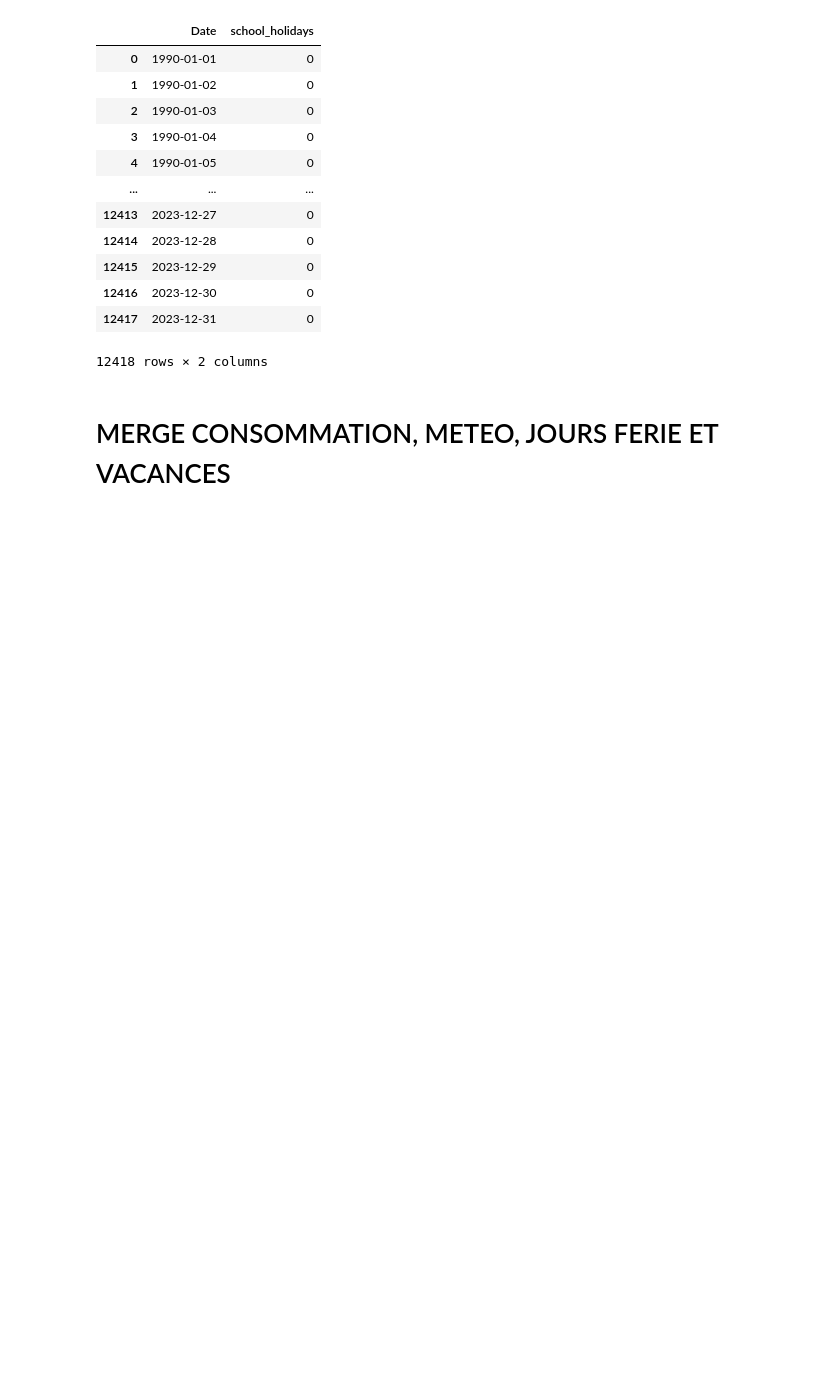
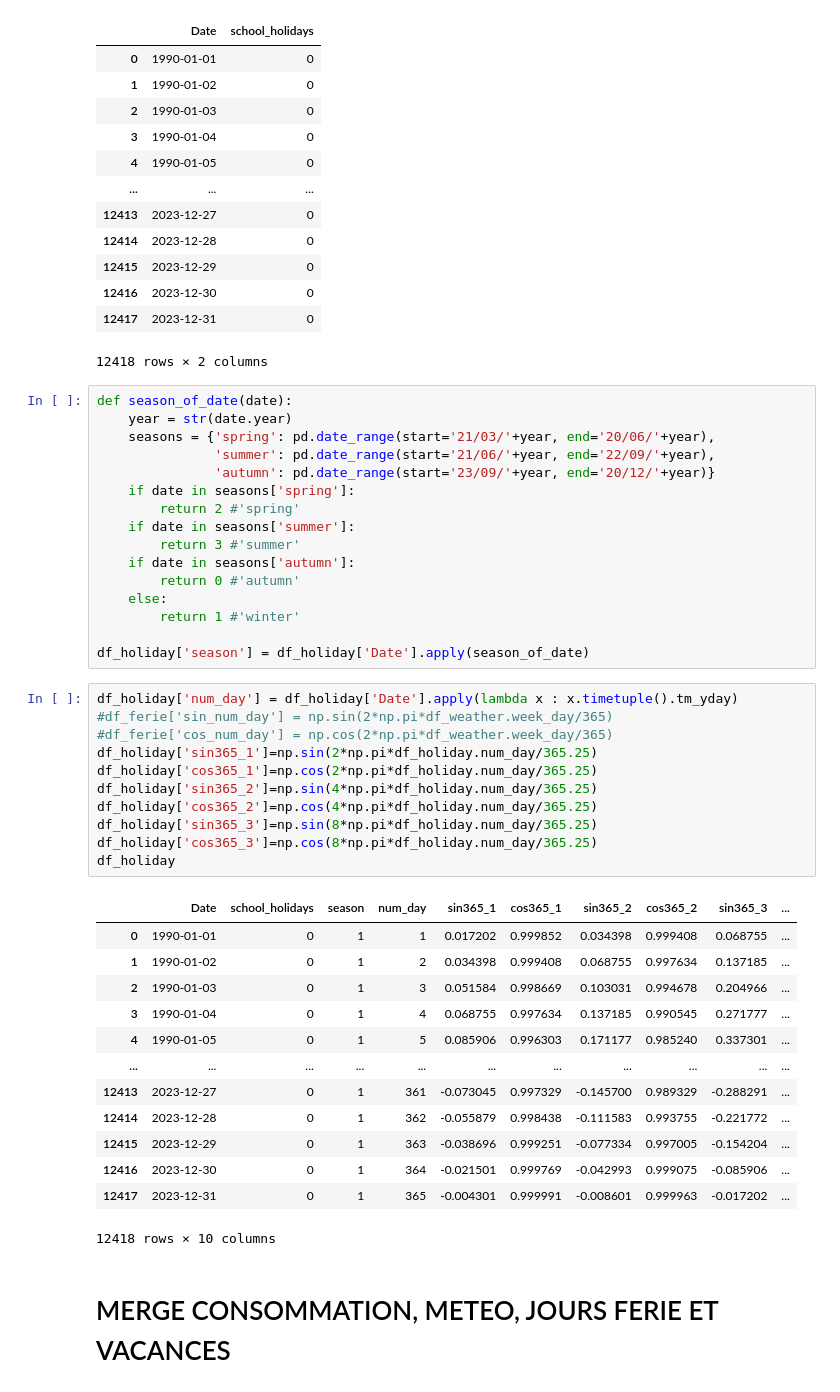
Before and after one commit to thomasbordier/forecast_energy_consumption, a Jupyter notebook: notebooks/data_preparation.ipynb, the cells around one changed output. Cells and saved outputs as stored; diff of their text form; blank space fills up the shorter version.

```diff
--- a/notebooks/data_preparation.ipynb
+++ b/notebooks/data_preparation.ipynb
@@ -193,6 +173,47 @@ df_holiday
 | 12416 | 2023-12-30 | 0 |
 | 12417 | 2023-12-31 | 0 |
 12418 rows × 2 columns
+# %%
+def season_of_date(date):
+    year = str(date.year)
+    seasons = {'spring': pd.date_range(start='21/03/'+year, end='20/06/'+year),
+               'summer': pd.date_range(start='21/06/'+year, end='22/09/'+year),
+               'autumn': pd.date_range(start='23/09/'+year, end='20/12/'+year)}
+    if date in seasons['spring']:
+        return 2 #'spring'
+    if date in seasons['summer']:
+        return 3 #'summer'
+    if date in seasons['autumn']:
+        return 0 #'autumn'
+    else:
+        return 1 #'winter'
+
+df_holiday['season'] = df_holiday['Date'].apply(season_of_date)
+# %%
+df_holiday['num_day'] = df_holiday['Date'].apply(lambda x : x.timetuple().tm_yday)
+#df_ferie['sin_num_day'] = np.sin(2*np.pi*df_weather.week_day/365)
+#df_ferie['cos_num_day'] = np.cos(2*np.pi*df_weather.week_day/365)
+df_holiday['sin365_1']=np.sin(2*np.pi*df_holiday.num_day/365.25)
+df_holiday['cos365_1']=np.cos(2*np.pi*df_holiday.num_day/365.25)
+df_holiday['sin365_2']=np.sin(4*np.pi*df_holiday.num_day/365.25)
+df_holiday['cos365_2']=np.cos(4*np.pi*df_holiday.num_day/365.25)
+df_holiday['sin365_3']=np.sin(8*np.pi*df_holiday.num_day/365.25)
+df_holiday['cos365_3']=np.cos(8*np.pi*df_holiday.num_day/365.25)
+df_holiday
+# %% [output]
+|  | Date | school_holidays | season | num_day | sin365_1 | cos365_1 | sin365_2 | cos365_2 | sin365_3 | ... |
+| 0 | 1990-01-01 | 0 | 1 | 1 | 0.017202 | 0.999852 | 0.034398 | 0.999408 | 0.068755 | ... |
+| 1 | 1990-01-02 | 0 | 1 | 2 | 0.034398 | 0.999408 | 0.068755 | 0.997634 | 0.137185 | ... |
+| 2 | 1990-01-03 | 0 | 1 | 3 | 0.051584 | 0.998669 | 0.103031 | 0.994678 | 0.204966 | ... |
+| 3 | 1990-01-04 | 0 | 1 | 4 | 0.068755 | 0.997634 | 0.137185 | 0.990545 | 0.271777 | ... |
+| 4 | 1990-01-05 | 0 | 1 | 5 | 0.085906 | 0.996303 | 0.171177 | 0.985240 | 0.337301 | ... |
+| ... | ... | ... | ... | ... | ... | ... | ... | ... | ... | ... |
+| 12413 | 2023-12-27 | 0 | 1 | 361 | -0.073045 | 0.997329 | -0.145700 | 0.989329 | -0.288291 | ... |
+| 12414 | 2023-12-28 | 0 | 1 | 362 | -0.055879 | 0.998438 | -0.111583 | 0.993755 | -0.221772 | ... |
+| 12415 | 2023-12-29 | 0 | 1 | 363 | -0.038696 | 0.999251 | -0.077334 | 0.997005 | -0.154204 | ... |
+| 12416 | 2023-12-30 | 0 | 1 | 364 | -0.021501 | 0.999769 | -0.042993 | 0.999075 | -0.085906 | ... |
+| 12417 | 2023-12-31 | 0 | 1 | 365 | -0.004301 | 0.999991 | -0.008601 | 0.999963 | -0.017202 | ... |
+12418 rows × 10 columns
 # %% [markdown]
 # MERGE CONSOMMATION, METEO, JOURS FERIE ET VACANCES
 # %%
```
Also changed, not shown: parts of 5 cells of this notebook, 2 other files.
